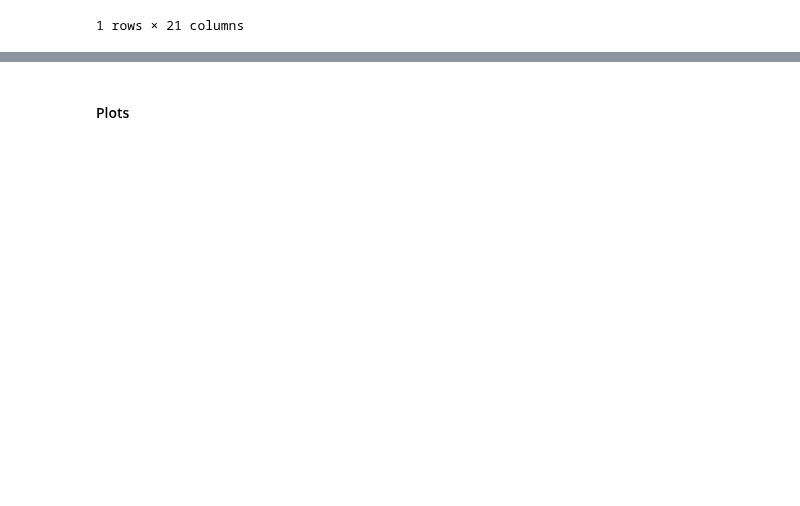
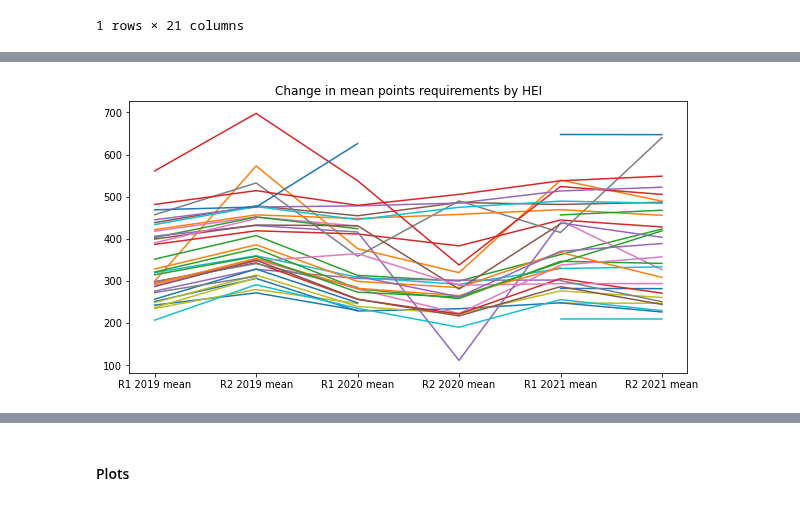
Before and after one commit to przemekbil/FoDA_2021, a Jupyter notebook: cao.ipynb, the cells around one changed output, grey strips where cells are left out. Cells and saved outputs as stored; diff of their text form; code cells hidden in the pictures; blank space fills up the shorter version.

```diff
--- a/cao.ipynb
+++ b/cao.ipynb
@@ -1048,3 +1048,7 @@ allcourses[allcourses['R1 21_to_19'] == allcourses['R1 21_to_19'].min()]
 | COURSE CODE |  |  |  |  |  |  |  |  | ... |
 | CR210 | Contemporary Applied Art (Ceramic... | CR | Cork Institute of Technology | 979.0 | 979.0 | 1.0 | 0.0 | NaN | ... |
 1 rows × 21 columns
+# %%
+# https://www.kite.com/python/answers/how-to-group-a-pandas-dataframe-by-a-column-and-compute-the-mean-of-each-group-in-python
+mean_by_hei = allcourses.groupby('HEI').mean().sort_values(by='R1 21_to_20', ascending=False)
+mean_by_hei.head()
@@ -1050,0 +1063,3 @@ allcourses[allcourses['R1 21_to_19'] == allcourses['R1 21_to_19'].min()]
+# %%
+hei_summary = hei.set_index('HEI').join(mean_by_hei[['R1 2019', 'R2 2019', 'R1 2020', 'R2 2020', 'R1 2021', 'R2 2021', 'R1 21_to_20', 'R1 21_to_19', 'R1 20_to_19']])
+hei_summary.head()
@@ -1050,0 +1074,4 @@ allcourses[allcourses['R1 21_to_19'] == allcourses['R1 21_to_19'].min()]
+# %%
+# Change column names to mean
+hei_summary.columns =['R1 2019 mean', 'R2 2019 mean', 'R1 2020 mean', 'R2 2020 mean', 'R1 2021 mean', 'R2 2021 mean','R1 21_to_20 mean', 'R1 21_to_19 mean', 'R1 20_to_19 mean']
+hei_summary.head()
@@ -1050,0 +1086,6 @@ allcourses[allcourses['R1 21_to_19'] == allcourses['R1 21_to_19'].min()]
+# %%
+# Plot change of points requirements Year by Year for all HEI
+fig = hei_summary.drop(columns=['R1 21_to_20 mean', 'R1 21_to_19 mean', 'R1 20_to_19 mean']).T.plot(figsize=(10, 5), legend=False, title='Change in mean points requirements by HEI')
+fig.figure.savefig('out/hei_year_by_year.png')
+# %% [output]
+[figure, added]
```
Also changed, not shown: parts of 11 cells of this notebook, 18 other files.
